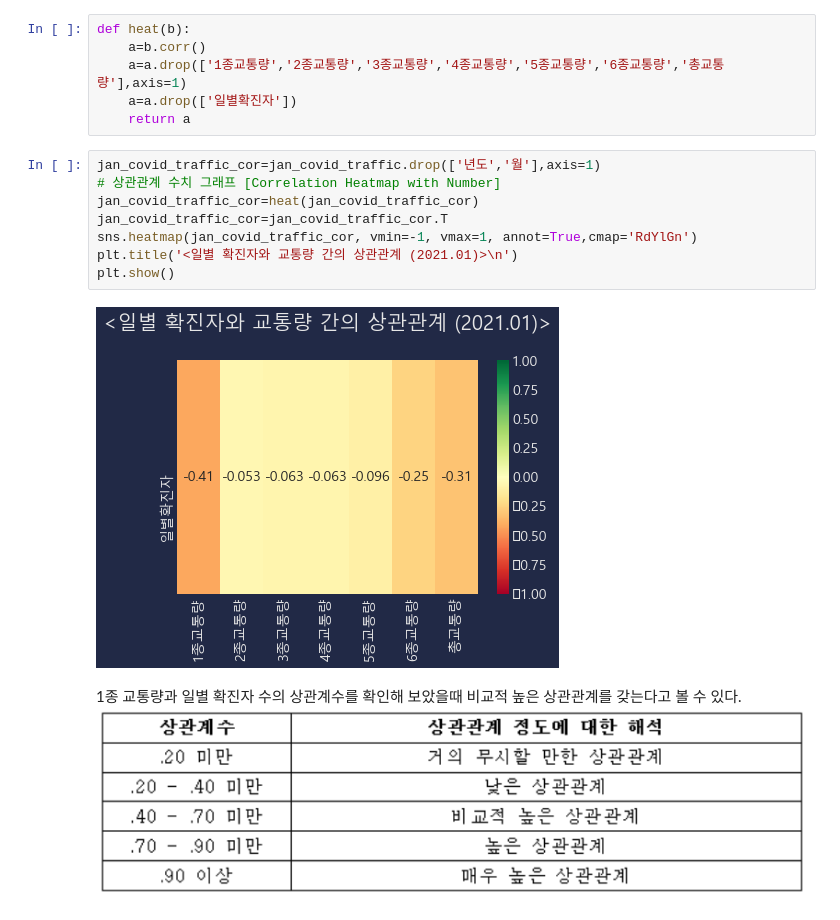
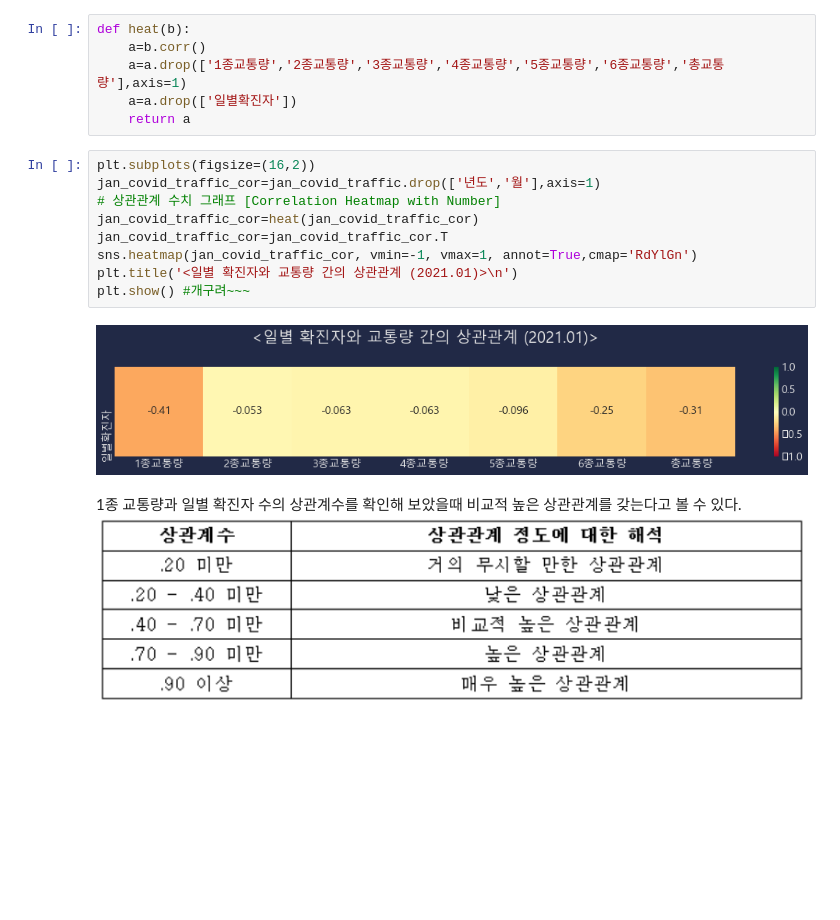
Before and after one commit to WooShangHyeon/damentor_3, a Jupyter notebook: FINAL_SAMHYUNTECH-시각화2.ipynb, the cells around one changed output. Saved outputs shown, nothing was run; the diff lists cells and outputs as text; blank space fills up the shorter version.

```diff
--- a/FINAL_SAMHYUNTECH-시각화2.ipynb
+++ b/FINAL_SAMHYUNTECH-시각화2.ipynb
@@ -663,15 +700,16 @@ def heat(b):
     a=a.drop(['일별확진자'])
     return a
 # %%
+plt.subplots(figsize=(16,2))
 jan_covid_traffic_cor=jan_covid_traffic.drop(['년도','월'],axis=1)
 # 상관관계 수치 그래프 [Correlation Heatmap with Number]
 jan_covid_traffic_cor=heat(jan_covid_traffic_cor)
 jan_covid_traffic_cor=jan_covid_traffic_cor.T
 sns.heatmap(jan_covid_traffic_cor, vmin=-1, vmax=1, annot=True,cmap='RdYlGn')
 plt.title('<일별 확진자와 교통량 간의 상관관계 (2021.01)>\n')
-plt.show()
+plt.show() #개구려~~~
 # %% [output]
-[figure, old version]
+[figure, new version]
 # %% [markdown]
 1종 교통량과 일별 확진자 수의 상관계수를 확인해 보았을때 비교적 높은 상관관계를 갖는다고 볼 수 있다.
 ![image.png](attachment:image.png)
```
Also changed, not shown: parts of 8 cells of this notebook.
